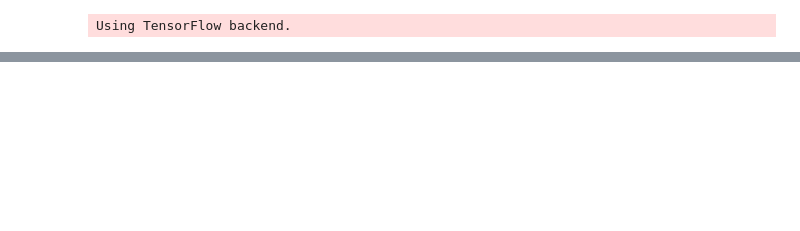
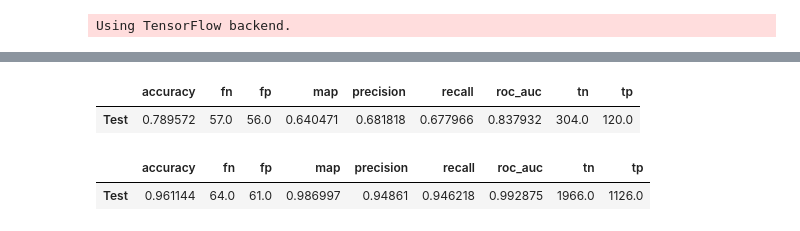
Before and after one commit to BioSysLab/kinase_binding, a Jupyter notebook: learning/multitask_triplet_loss.ipynb, the cells around one changed output, grey strips where cells are left out. Drawn from its saved outputs; the diff is of its cells as text; code cells hidden in the pictures; blank space fills up the shorter version.

```diff
--- a/learning/multitask_triplet_loss.ipynb
+++ b/learning/multitask_triplet_loss.ipynb
@@ -770,0 +771,10 @@ pd.DataFrame(train_p2).T
+# %%
+pd.DataFrame(val_p3).T
+# %% [output]
+|  | accuracy | fn | fp | map | precision | recall | roc_auc | tn | tp |
+| Test | 0.789572 | 57.0 | 56.0 | 0.640471 | 0.681818 | 0.677966 | 0.837932 | 304.0 | 120.0 |
+# %%
+pd.DataFrame(train_p3).T
+# %% [output]
+|  | accuracy | fn | fp | map | precision | recall | roc_auc | tn | tp |
+| Test | 0.961144 | 64.0 | 61.0 | 0.986997 | 0.94861 | 0.946218 | 0.992875 | 1966.0 | 1126.0 |
```
Also changed, not shown: parts of 8 cells of this notebook, 5 other files.
